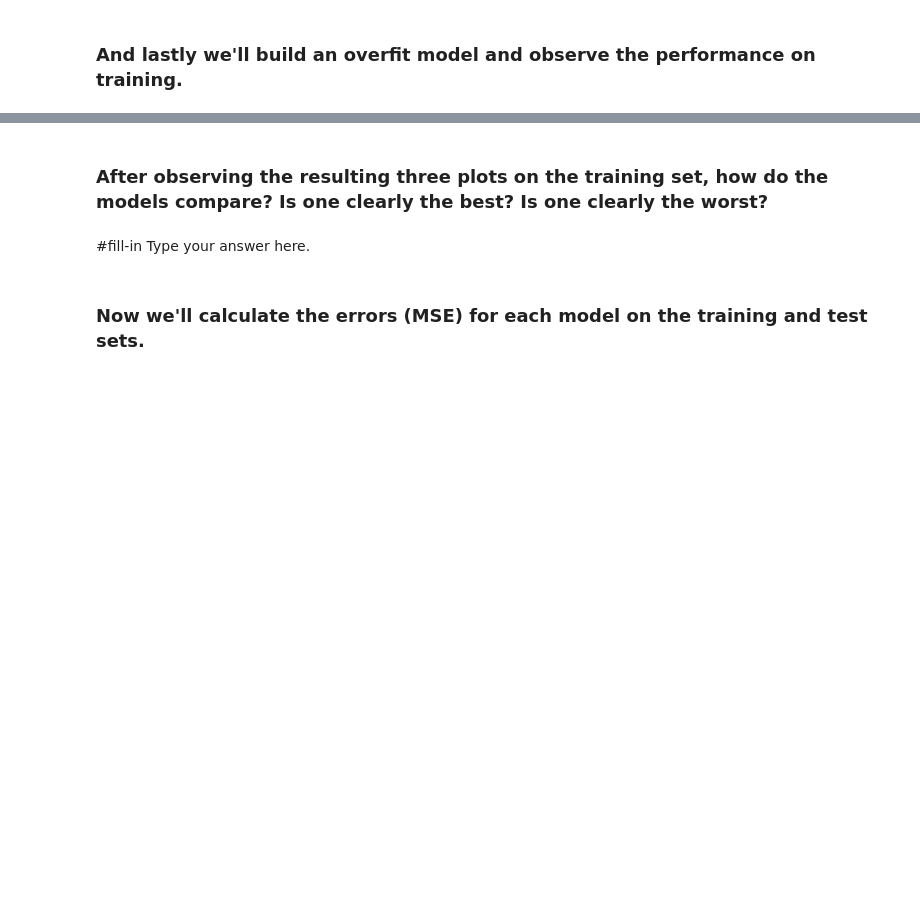
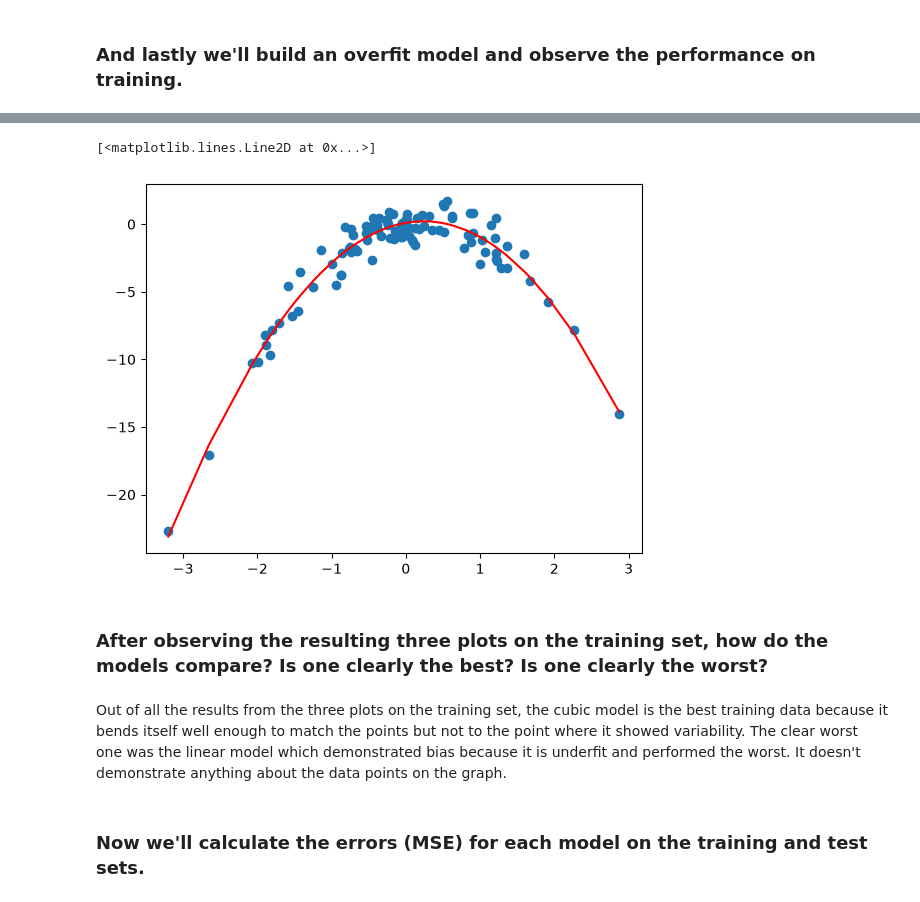
Before and after one commit to charmi124/code_2600, a Jupyter notebook: mod02_trainingsplit.ipynb, the cells around one changed output, grey strips where cells are left out. Drawn from its saved outputs; the diff is of its cells as text; code cells hidden in the pictures; blank space fills up the shorter version.

```diff
--- a/mod02_trainingsplit.ipynb
+++ b/mod02_trainingsplit.ipynb
@@ -109,6 +143,6 @@ ax.plot( #fill-in
 ### And lastly we'll build an overfit model and observe the performance on training.
 # %%
 # Fit a cubic model
-model_cubic = #fill-in
-results_cubic = #fill-in
+model_cubic = sm.OLS(y_train, x_train[['intercept','x','x_sq','x_cu']])
+results_cubic = model_cubic.fit()
 summarize(results_cubic)
@@ -115,17 +155,20 @@ summarize(results_cubic)
 # %%
 # Get predictions
-x_train['pred_cu'] = #fill-in
+x_train['pred_cu'] = predict(x_train[['intercept','x','x_sq','x_cu']], results_cubic)
 # %%
 # Plot predictions as solid *red* line
 fig, ax = plt.subplots()
 ax.scatter(x_train['x'],y_train)
-cubic = #fill-in
-ax.plot( #fill-in
+cubic = x_train[['x','pred_cu']].sort_values('x')
+ax.plot(cubic['x'], cubic['pred_cu'], color='red')
+# %% [output]
+[<matplotlib.lines.Line2D at 0x...>]
+[figure, added]
 # %% [markdown]
 ### After observing the resulting three plots on the training set, how do the models compare? Is one clearly the best? Is one clearly the worst?
 # %% [markdown]
-#fill-in
-Type your answer here.
+
+Out of all the results from the three plots on the training set, the cubic model is the best training data because it bends itself well enough to match the points but not to the point where it showed variability. The clear worst one was the linear model which demonstrated bias because it is underfit and performed the worst. It doesn't demonstrate anything about the data points on the graph.
 # %% [markdown]
 ### Now we'll calculate the errors (MSE) for each model on the training and test sets.
 # %%
```
Also changed, not shown: parts of 12 cells of this notebook.
